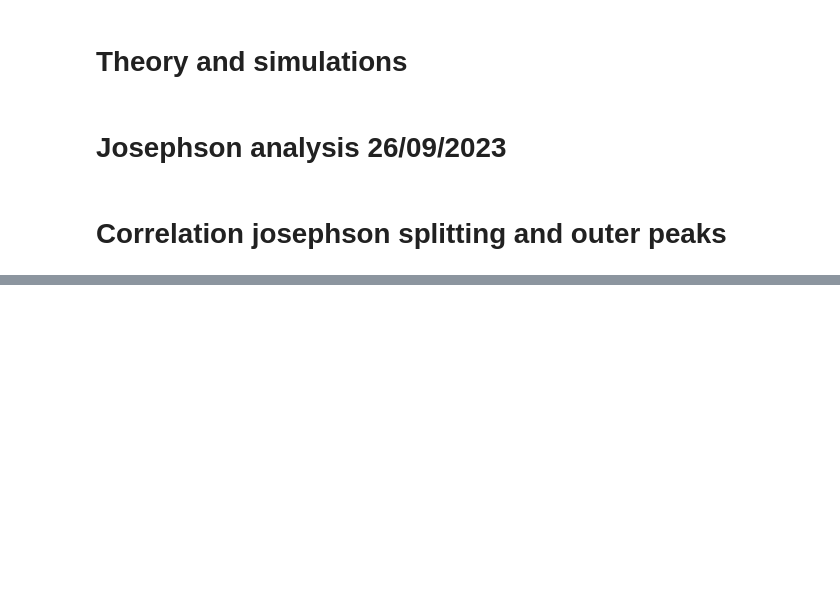
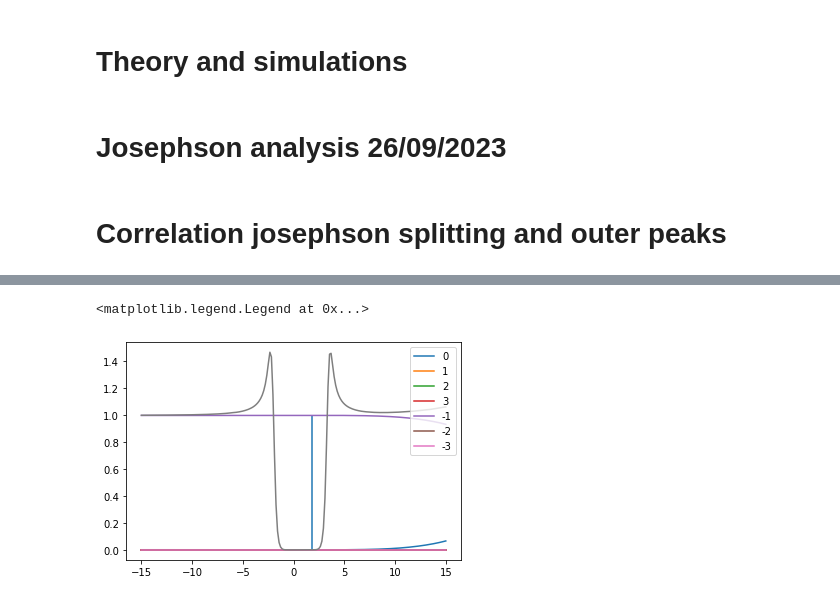
Before and after one commit to nanogunecic09/nanonis, a Jupyter notebook: Jon/Raw_analysis_sandra2.ipynb, the cells around one changed output, grey strips where cells are left out. Saved outputs shown, nothing was run; the diff lists cells and outputs as text; code cells hidden in the pictures; blank space fills up the shorter version.

```diff
--- a/Jon/Raw_analysis_sandra2.ipynb
+++ b/Jon/Raw_analysis_sandra2.ipynb
@@ -1144,0 +1594,29 @@ def Gamma2(V,R2,C1,C2,n,Q0,T):
+# %%
+V=np.linspace(-15,15,200)
+R1=10000
+R2=1
+C1=0.01
+C2=0.3
+Q0=0.8
+Delta=0.60
+Delta_t=0.60
+Delta_s=0.10
+
+T=0.1
+z=currentD(V,R1,R2,C1,C2,Q0,Delta,1.0,0.2,T,0.1)
+z=z/z[0]
+p0,pn,p_n=all_pD(V,R1,R2,C1,C2,Q0,Delta,1.0,0.2,T,0.1,5)
+plt.plot(V,p0,label='0')
+plt.plot(V,pn[0],label='1')
+plt.plot(V,pn[1],label='2')
+plt.plot(V,pn[2],label='3')
+plt.plot(V,p_n[0],label='-1')
+plt.plot(V,p_n[1],label='-2')
+plt.plot(V,p_n[3],label='-3')
+plt.plot(V,z)
+plt.vlines(1/(2*C2)+Delta+1.0+0.2-0.5/(C1+C2),0,1)
+#plt.vlines(1/(C2)+Q0,0,1)
+plt.legend(loc=1)
+# %% [output]
+<matplotlib.legend.Legend at 0x...>
+[figure, added]
```
Also changed, not shown: parts of 11 cells of this notebook, 4 other files.
